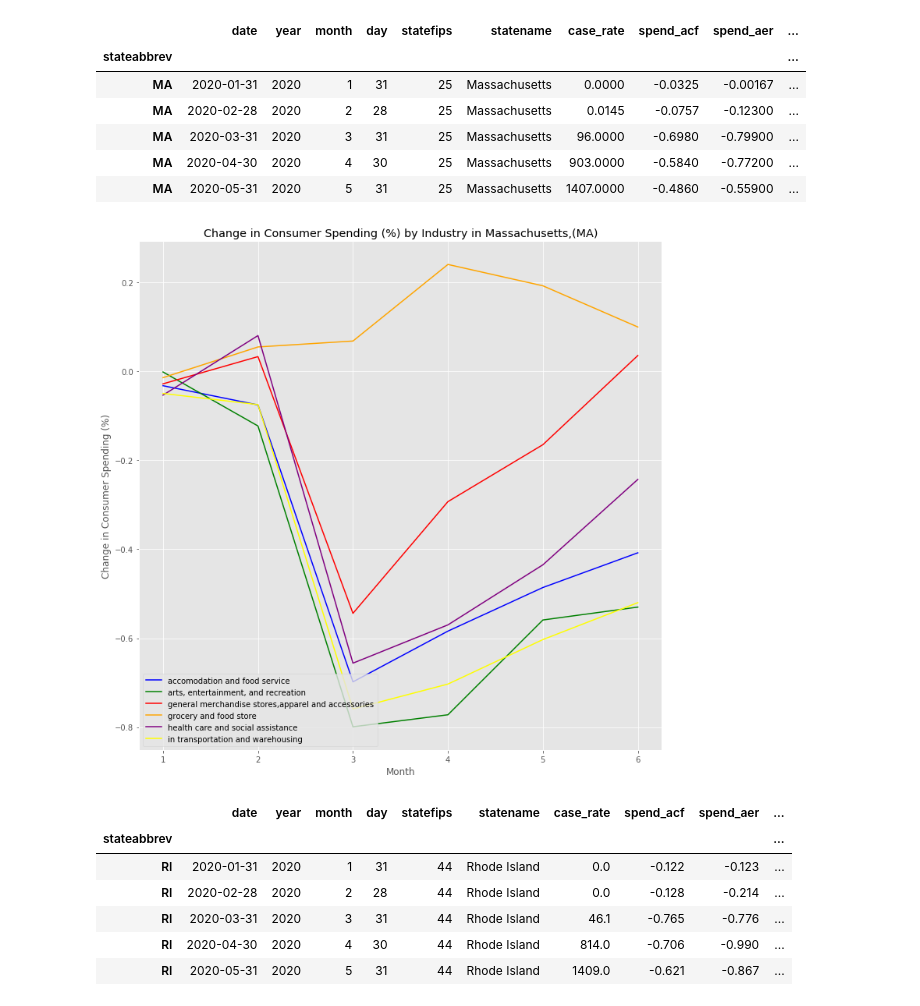
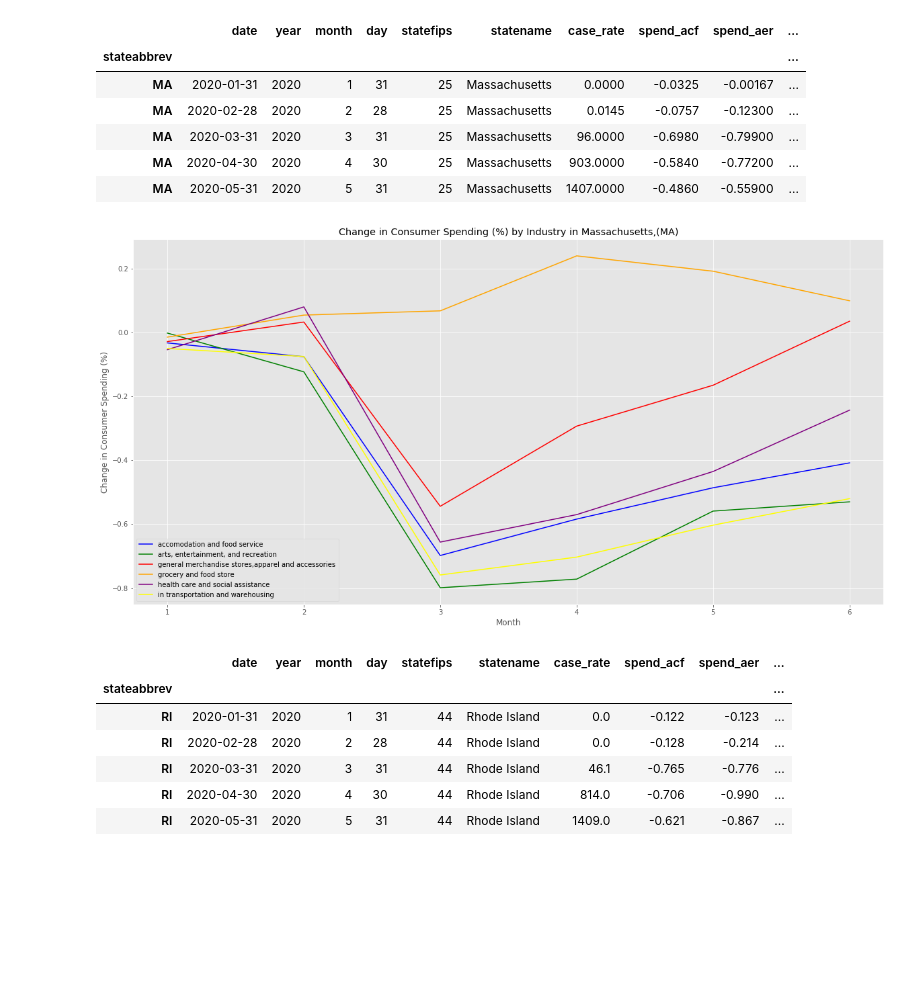
Before and after one commit to Starlinf/Project1, a Jupyter notebook: Project1_Q1.ipynb, the cells around one changed output. Saved outputs shown, nothing was run; the diff lists cells and outputs as text; code cells hidden in the pictures; blank space fills up the shorter version.

```diff
--- a/Project1_Q1.ipynb
+++ b/Project1_Q1.ipynb
@@ -620,25 +682,25 @@ MA.head()
 | MA | 2020-04-30 | 2020 | 4 | 30 | 25 | Massachusetts | 903.0000 | -0.5840 | -0.77200 | ... |
 | MA | 2020-05-31 | 2020 | 5 | 31 | 25 | Massachusetts | 1407.0000 | -0.4860 | -0.55900 | ... |
 # %%
-plt.figure(figsize=(12,12))
+plt.figure(figsize=(20,10))
 spend_acf, = plt.plot(MA["month"],MA["spend_acf"], color="blue", label="accomodation and food service" )
 spend_aer, = plt.plot(MA["month"],MA["spend_aer"], color="green", label="arts, entertainment, and recreation " )
 spend_apg, = plt.plot(MA["month"],MA["spend_apg"], color="red", label="general merchandise stores,apparel and accessories" )
 spend_grf, = plt.plot(MA["month"],MA["spend_grf"], color="orange", label="grocery and food store" )
 spend_hcs, = plt.plot(MA["month"],MA["spend_hcs"], color="purple", label="health care and social assistance" )
 spend_tws, = plt.plot(MA["month"],MA["spend_tws"], color="yellow", label="in transportation and warehousing" )
 # Create a legend for our chart
 plt.legend(handles=[spend_acf, spend_aer, spend_apg,spend_grf,spend_hcs,spend_tws], loc="lower left")
 plt.xlabel('Month')
 # Set the y axis label of the current axis.
 plt.ylabel('Change in Consumer Spending (%)')
 # Set a title of the current axes.
 plt.xticks(np.arange(min(eom_df["month"]), max(eom_df["month"])+1, 1.0))
 plt.title('Change in Consumer Spending (%) by Industry in Massachusetts,(MA)')
 # Show the chart
 plt.show()
 # %% [output]
-[figure, old version]
+[figure, new version]
 # %%
 # Filter the data so that only those sightings in the RI are in a DataFrame
 RI= eom_df.loc[eom_df.index == "RI", :]
```
Also changed, not shown: parts of 37 cells of this notebook, 2 other files.
